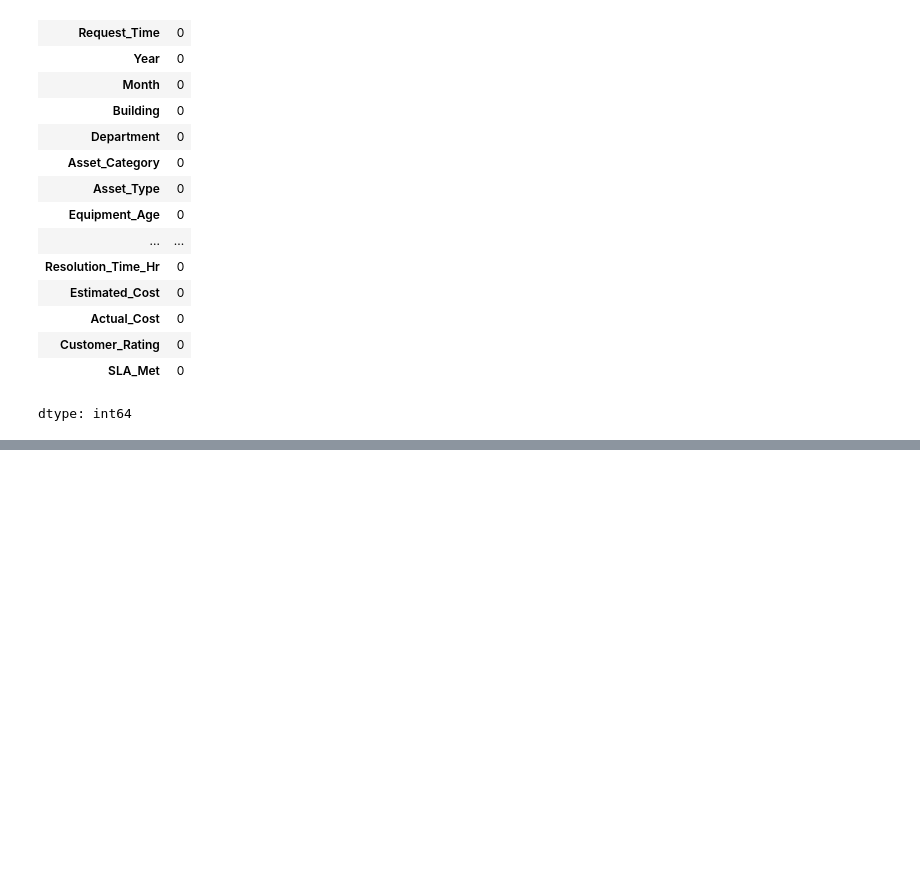
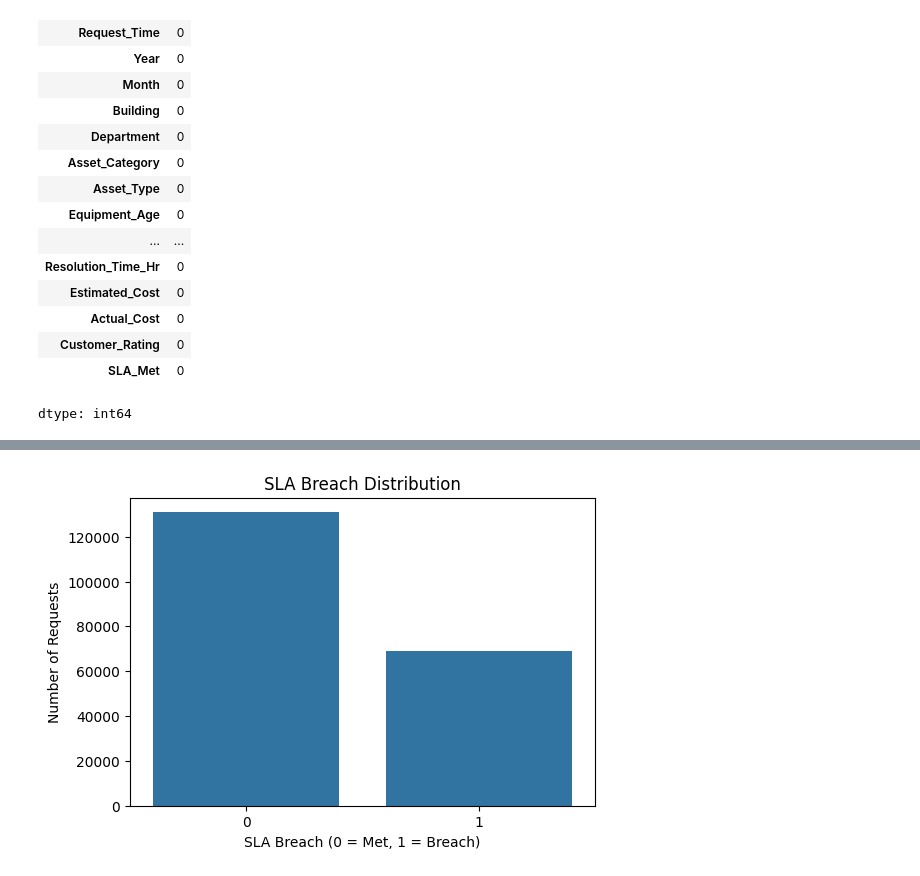
Before and after one commit to HASSAH-26/CMMS-Based-SLA-Risk-Prediction-and-Planner-Decision-Support-System, a Jupyter notebook: CMMS-Based SLA Risk Prediction.ipynb, the cells around one changed output, grey strips where cells are left out. Cells and saved outputs as stored; diff of their text form; code cells hidden in the pictures; blank space fills up the shorter version.

```diff
--- a/CMMS-Based SLA Risk Prediction.ipynb
+++ b/CMMS-Based SLA Risk Prediction.ipynb
@@ -2904,0 +371,7 @@ appropriate action before a potential SLA breach occurs.
+# %%
+# Convert Equipment Age to numeric
+
+df["Equipment_Age"] = pd.to_numeric(
+    df["Equipment_Age"],
+    errors="coerce"
+)
@@ -2904,0 +440,14 @@ appropriate action before a potential SLA breach occurs.
+# %%
+# Create SLA Breach target
+
+df["SLA_Breach"] = (
+    df["Actual_Response_Min"]
+    >
+    df["Response_Target_Min"]
+).astype(int)
+
+print("SLA Breach distribution:")
+
+print(
+    df["SLA_Breach"].value_counts()
+)
@@ -2904,0 +533,25 @@ appropriate action before a potential SLA breach occurs.
+# %%
+# SLA breach distribution
+
+plt.figure(figsize=(6, 4))
+
+sns.countplot(
+    x="SLA_Breach",
+    data=df
+)
+
+plt.title(
+    "SLA Breach Distribution"
+)
+
+plt.xlabel(
+    "SLA Breach (0 = Met, 1 = Breach)"
+)
+
+plt.ylabel(
+    "Number of Requests"
+)
+
+plt.show()
+# %% [output]
+[figure, added]
```
Also changed, not shown: parts of 154 cells of this notebook.
